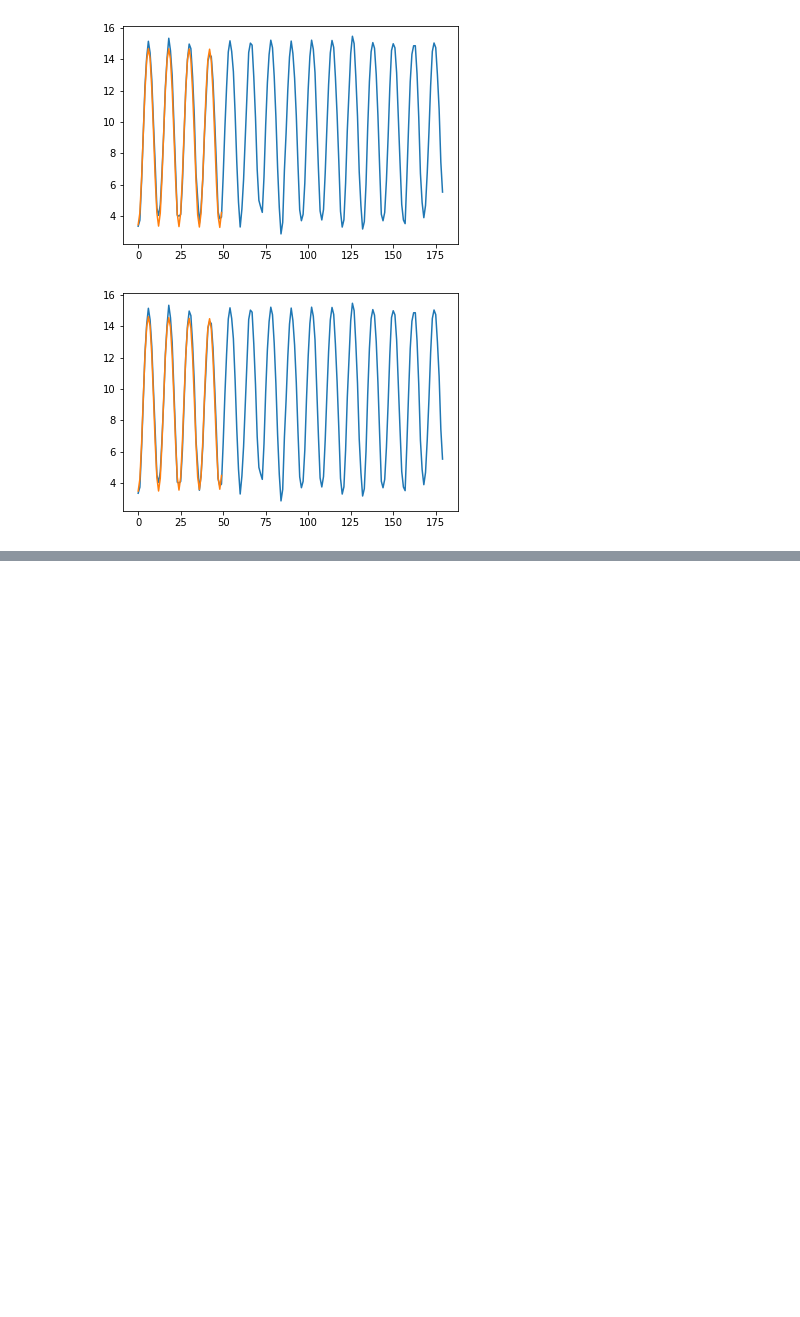
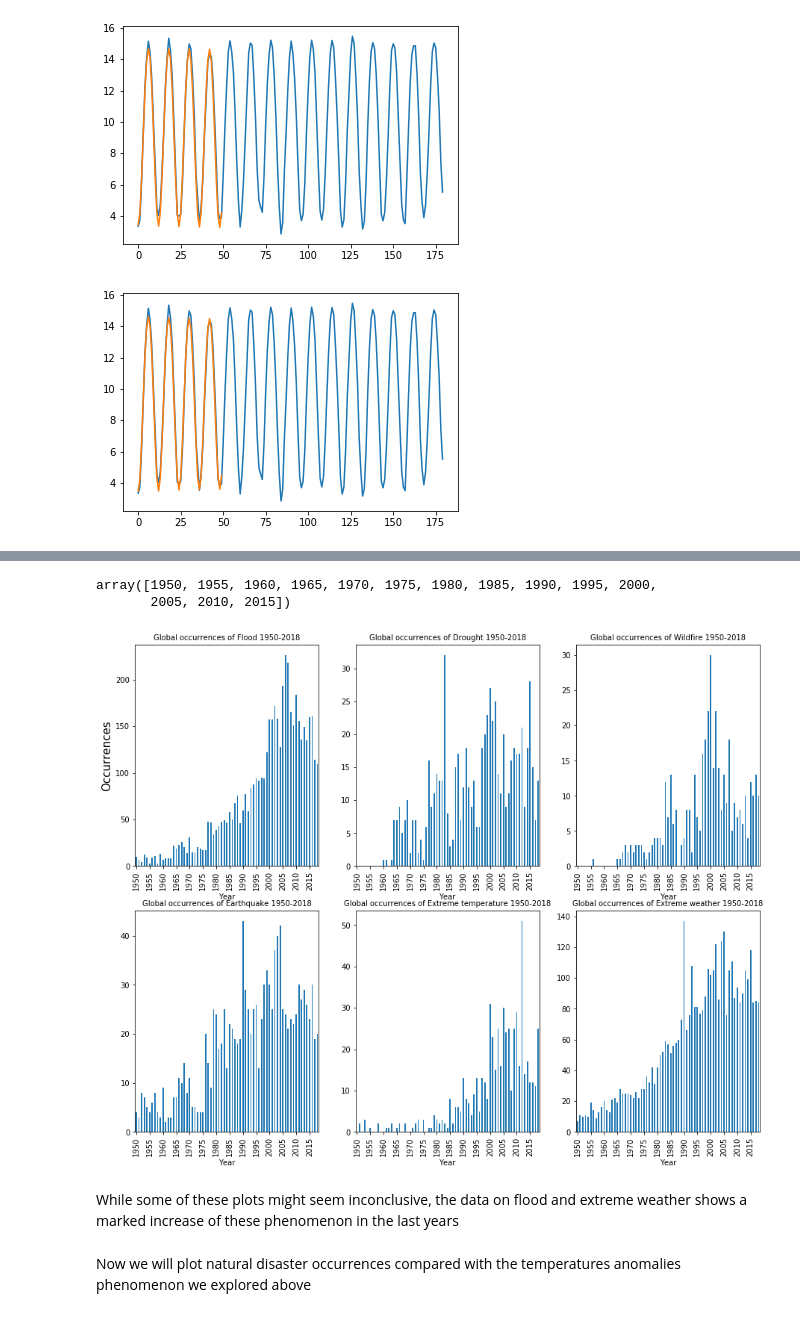
Before and after one commit to santamm/ClimateChange, a Jupyter notebook: Climate_Change_Hackaton.ipynb, the cells around one changed output, grey strips where cells are left out. Cells and saved outputs as stored; diff of their text form; code cells hidden in the pictures; blank space fills up the shorter version.

Commit message:
Add Natural Distaster Analysis

```diff
--- a/Climate_Change_Hackaton.ipynb
+++ b/Climate_Change_Hackaton.ipynb
@@ -1030,0 +1089,6 @@ plt.show()
+# %%
+# Remove the 'Code' column
+nat_disaster_df.drop(['Code'], axis = 1, inplace = True)
+
+# Check the different types of 'Entity' values
+nat_disaster_df['Entity'].value_counts()
@@ -1030,0 +1108,4 @@ plt.show()
+# %%
+# Rearrange the data according to the disaster categories.
+nat_disaster_df = nat_disaster_df.pivot(index = 'Year', columns = 'Entity', values = 'Number of reported natural disasters (reported disasters)')
+nat_disaster_df.head()
@@ -1030,0 +1120,7 @@ plt.show()
+# %%
+# Remove the 'Impact' column
+nat_disaster_df.drop(['Impact'], axis = 1, inplace = True)
+
+# Handle missing values and rename columns
+nat_disaster_df.fillna(value = 0, inplace = True)
+nat_disaster_df.dtypes
@@ -1030,0 +1140,54 @@ plt.show()
+# %%
+
+#nat_disaster_df.drop(['All natural disasters'], axis = 1).loc[1950:, 'Flood']
+np.arange(1950, 2020, 5)
+# %% [output]
+array([1950, 1955, 1960, 1965, 1970, 1975, 1980, 1985, 1990, 1995, 2000,
+       2005, 2010, 2015])
+# %%
+#Plot
+#fig = plt.figure(figsize=(20,10))
+
+fig, ax = plt.subplots(2, 3, figsize=(15,12))
+
+plt.subplot(2, 3, 1)
+plt.title('Global occurrences of Flood 1950-2018', fontsize = 10)
+nat_disaster_df.drop(['All natural disasters'], axis = 1).loc[1950:, 'Flood'].plot.bar()
+plt.ylabel('Occurrences', fontsize = 15)
+custom_ticks = np.arange(0, 2020-1950, 5)
+custom_labels = np.arange(1950, 2020, 5)
+plt.xticks(custom_ticks, custom_labels)
+
+plt.subplot(2, 3, 2)
+plt.title('Global occurrences of Drought 1950-2018', fontsize = 10)
+nat_disaster_df.drop(['All natural disasters'], axis = 1).loc[1950:, 'Drought'].plot.bar()
+plt.xticks(custom_ticks, custom_labels)
+
+plt.subplot(2, 3, 3)
+plt.title('Global occurrences of Wildfire 1950-2018', fontsize = 10)
+nat_disaster_df.drop(['All natural disasters'], axis = 1).loc[1950:, 'Wildfire'].plot.bar()
+plt.xticks(custom_ticks, custom_labels)
+
+plt.subplot(2, 3, 4)
+plt.title('Global occurrences of Earthquake 1950-2018', fontsize = 10)
+nat_disaster_df.drop(['All natural disasters'], axis = 1).loc[1950:, 'Earthquake'].plot.bar()
+plt.xticks(custom_ticks, custom_labels)
+
+
+plt.subplot(2, 3, 5)
+plt.title('Global occurrences of Extreme temperature 1950-2018', fontsize = 10)
+nat_disaster_df.drop(['All natural disasters'], axis = 1).loc[1950:, 'Extreme temperature'].plot.bar()
+plt.xticks(custom_ticks, custom_labels)
+
+plt.subplot(2, 3, 6)
+plt.title('Global occurrences of Extreme weather 1950-2018', fontsize = 10)
+nat_disaster_df.drop(['All natural disasters'], axis = 1).loc[1950:, 'Extreme weather'].plot.bar()
+plt.xticks(custom_ticks, custom_labels)
+
+plt.show()
+# %% [output]
+[figure, added]
+# %% [markdown]
+While some of these plots might seem inconclusive, the data on flood and extreme weather shows a marked increase of these phenomenon in the last years
+# %% [markdown]
+Now we will plot natural disaster occurrences compared with the temperatures anomalies phenomenon we explored above
```
Also changed, not shown: parts of 19 cells of this notebook, 2 other files.
